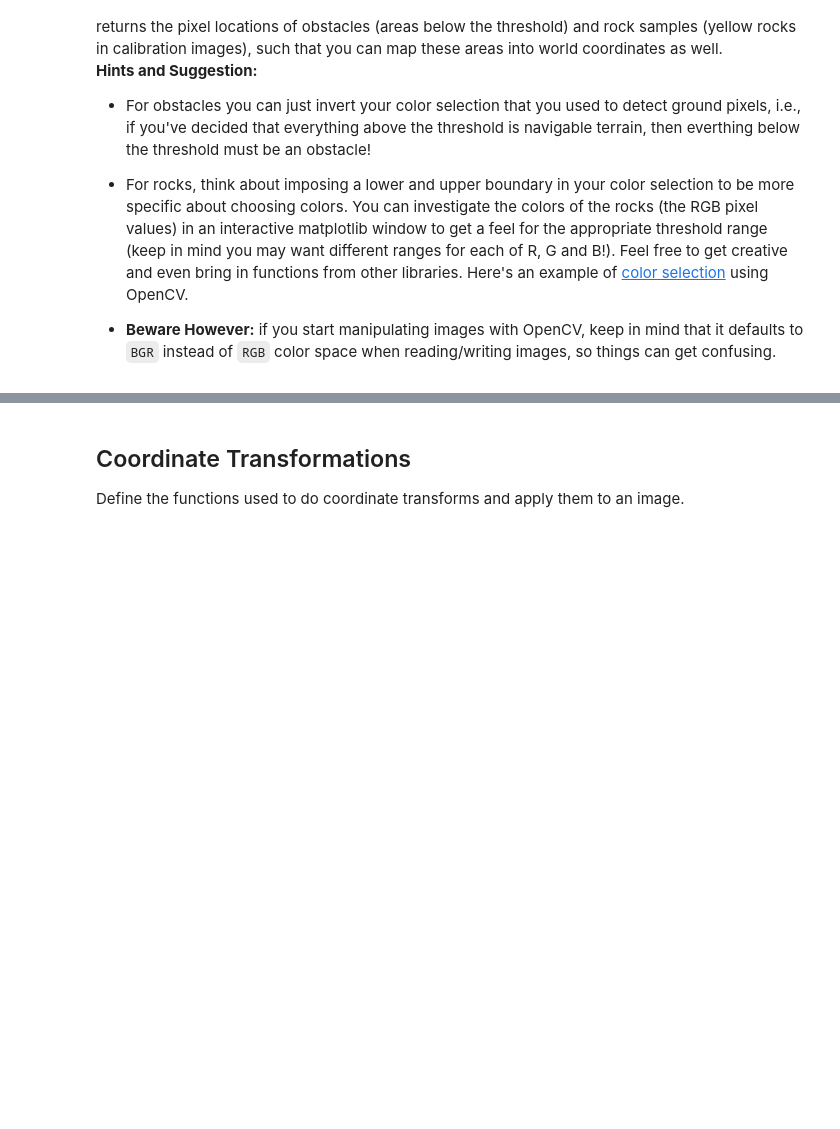
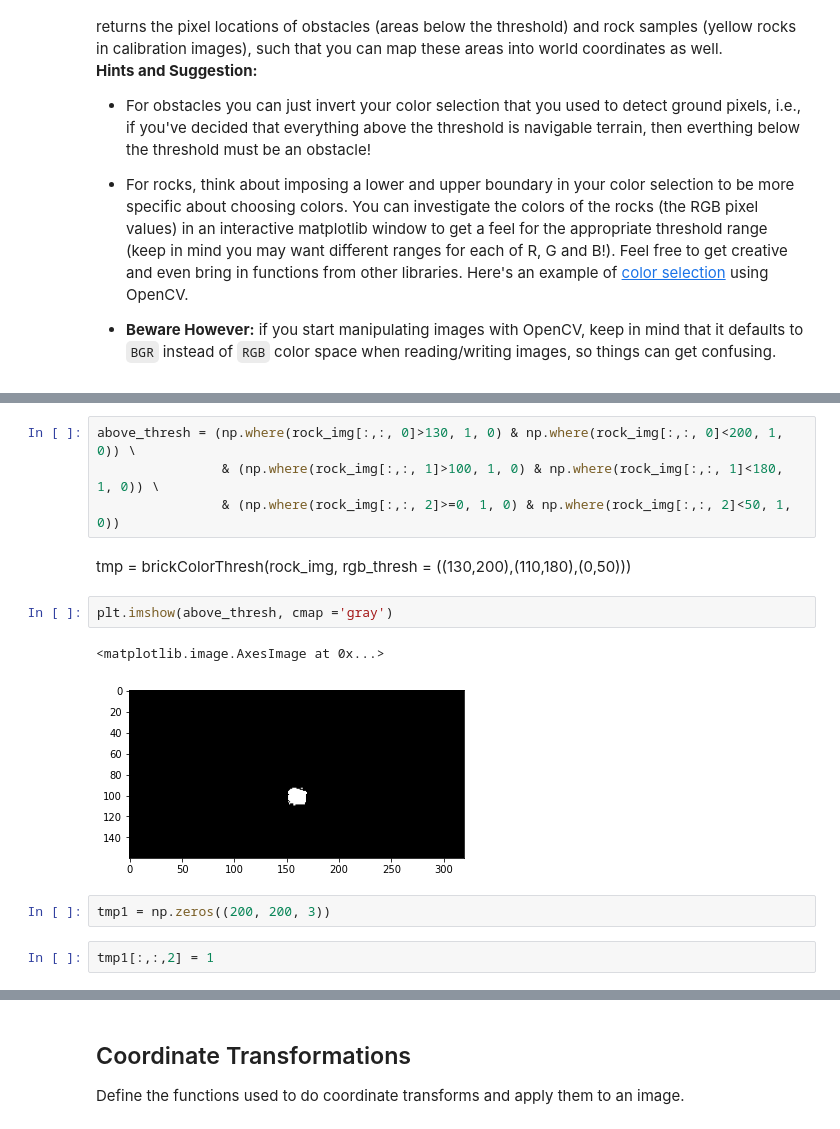
Before and after one commit to T-rex007/RoboticND-Rover-Project, a Jupyter notebook: code/Rover_Project_Test_Notebook.ipynb, the cells around one changed output, grey strips where cells are left out. Cells and saved outputs as stored; diff of their text form; blank space fills up the shorter version.

```diff
--- a/code/Rover_Project_Test_Notebook.ipynb
+++ b/code/Rover_Project_Test_Notebook.ipynb
@@ -139,0 +168,15 @@ plt.imshow(threshed, cmap='gray')
+# %%
+above_thresh = (np.where(rock_img[:,:, 0]>130, 1, 0) & np.where(rock_img[:,:, 0]<200, 1, 0)) \
+                & (np.where(rock_img[:,:, 1]>100, 1, 0) & np.where(rock_img[:,:, 1]<180, 1, 0)) \
+                & (np.where(rock_img[:,:, 2]>=0, 1, 0) & np.where(rock_img[:,:, 2]<50, 1, 0))
+# %% [markdown]
+tmp = brickColorThresh(rock_img, rgb_thresh = ((130,200),(110,180),(0,50)))
+# %%
+plt.imshow(above_thresh, cmap ='gray')
+# %% [output]
+<matplotlib.image.AxesImage at 0x...>
+[figure, added]
+# %%
+tmp1 = np.zeros((200, 200, 3))
+# %%
+tmp1[:,:,2] = 1
```
Also changed, not shown: parts of 12 cells of this notebook, 1 other file.
